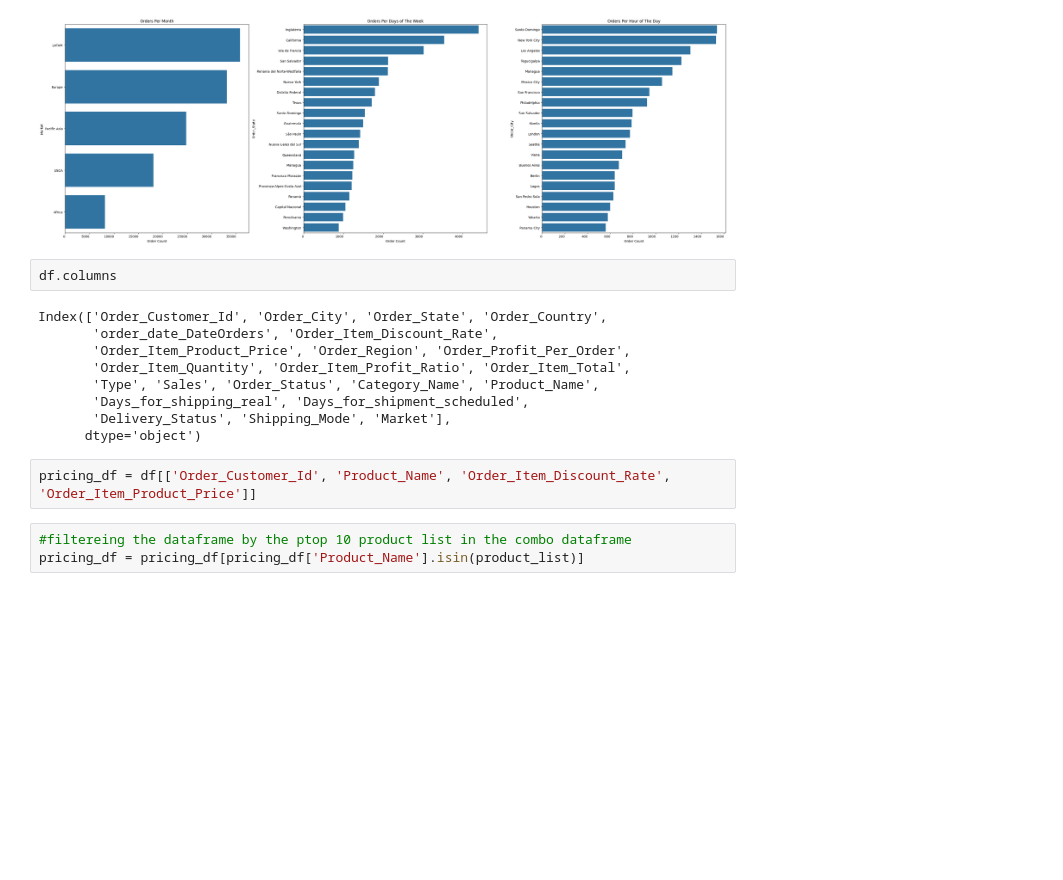
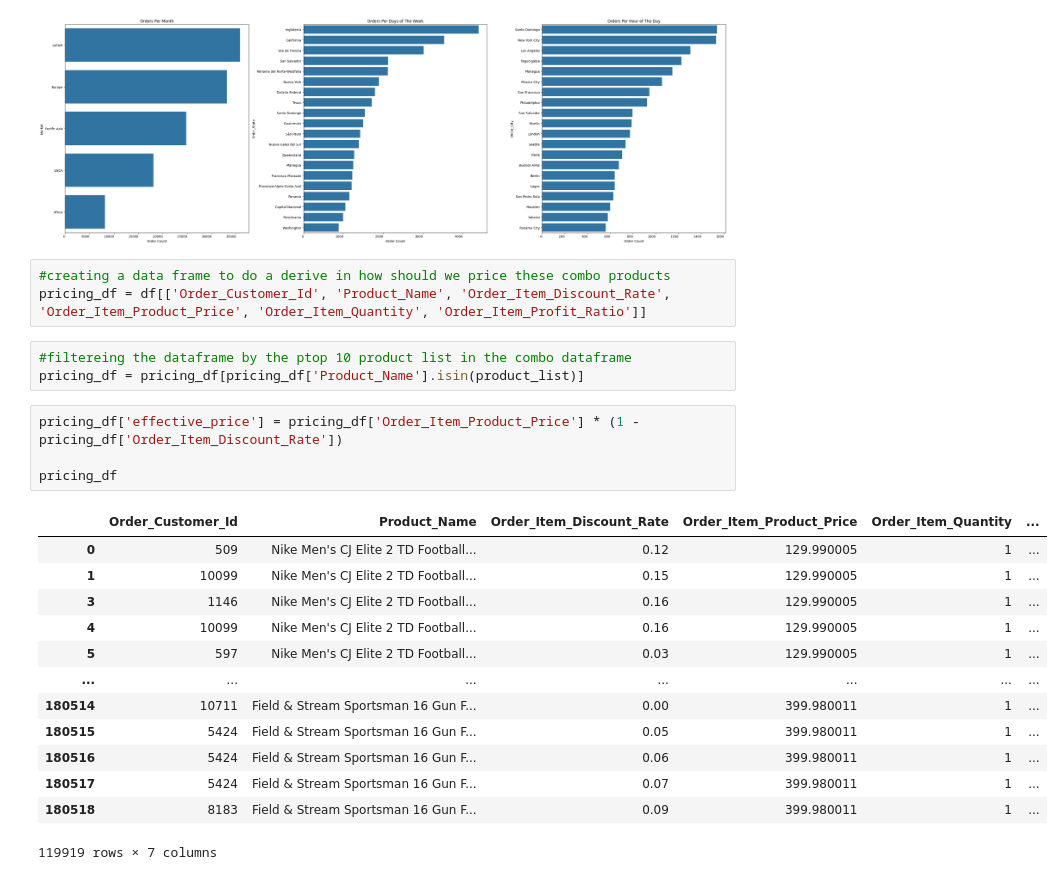
Before and after one commit to CCNY-Analytics-and-Quant/BA-F-2023-Steven-Fernandez-MD-Miah-Mohammed-Hussain, a Jupyter notebook: Final Project/python_code_final.ipynb, the cells around one changed output. Saved outputs shown, nothing was run; the diff lists cells and outputs as text; blank space fills up the shorter version.

```diff
--- a/Final Project/python_code_final.ipynb
+++ b/Final Project/python_code_final.ipynb
@@ -736,19 +750,27 @@ plt.tight_layout()
 plt.show()
 # %% [output]
 [figure]
-# %%
-df.columns
-# %% [output]
-Index(['Order_Customer_Id', 'Order_City', 'Order_State', 'Order_Country',
-       'order_date_DateOrders', 'Order_Item_Discount_Rate',
-       'Order_Item_Product_Price', 'Order_Region', 'Order_Profit_Per_Order',
-       'Order_Item_Quantity', 'Order_Item_Profit_Ratio', 'Order_Item_Total',
-       'Type', 'Sales', 'Order_Status', 'Category_Name', 'Product_Name',
-       'Days_for_shipping_real', 'Days_for_shipment_scheduled',
-       'Delivery_Status', 'Shipping_Mode', 'Market'],
-      dtype='object')
-# %%
-pricing_df = df[['Order_Customer_Id', 'Product_Name', 'Order_Item_Discount_Rate', 'Order_Item_Product_Price']]
+# %%
+#creating a data frame to do a derive in how should we price these combo products
+pricing_df = df[['Order_Customer_Id', 'Product_Name', 'Order_Item_Discount_Rate', 'Order_Item_Product_Price', 'Order_Item_Quantity', 'Order_Item_Profit_Ratio']]
 # %%
 #filtereing the dataframe by the ptop 10 product list in the combo dataframe
 pricing_df = pricing_df[pricing_df['Product_Name'].isin(product_list)]
+# %%
+pricing_df['effective_price'] = pricing_df['Order_Item_Product_Price'] * (1 - pricing_df['Order_Item_Discount_Rate'])
+
+pricing_df
+# %% [output]
+|  | Order_Customer_Id | Product_Name | Order_Item_Discount_Rate | Order_Item_Product_Price | Order_Item_Quantity | ... |
+| 0 | 509 | Nike Men's CJ Elite 2 TD Football... | 0.12 | 129.990005 | 1 | ... |
+| 1 | 10099 | Nike Men's CJ Elite 2 TD Football... | 0.15 | 129.990005 | 1 | ... |
+| 3 | 1146 | Nike Men's CJ Elite 2 TD Football... | 0.16 | 129.990005 | 1 | ... |
+| 4 | 10099 | Nike Men's CJ Elite 2 TD Football... | 0.16 | 129.990005 | 1 | ... |
+| 5 | 597 | Nike Men's CJ Elite 2 TD Football... | 0.03 | 129.990005 | 1 | ... |
+| ... | ... | ... | ... | ... | ... | ... |
+| 180514 | 10711 | Field & Stream Sportsman 16 Gun F... | 0.00 | 399.980011 | 1 | ... |
+| 180515 | 5424 | Field & Stream Sportsman 16 Gun F... | 0.05 | 399.980011 | 1 | ... |
+| 180516 | 5424 | Field & Stream Sportsman 16 Gun F... | 0.06 | 399.980011 | 1 | ... |
+| 180517 | 5424 | Field & Stream Sportsman 16 Gun F... | 0.07 | 399.980011 | 1 | ... |
+| 180518 | 8183 | Field & Stream Sportsman 16 Gun F... | 0.09 | 399.980011 | 1 | ... |
+119919 rows × 7 columns
```
Also changed, not shown: parts of 17 cells of this notebook.
